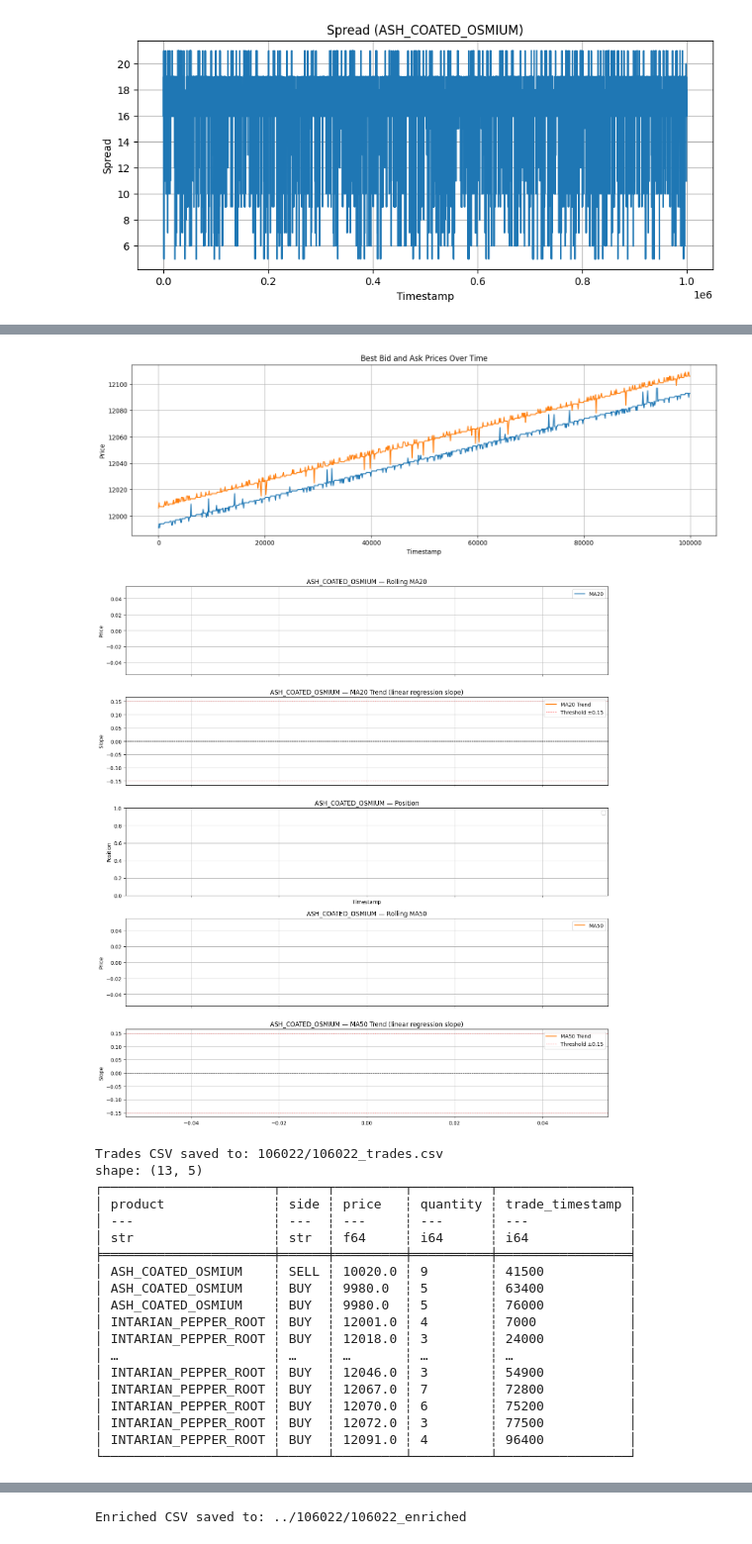
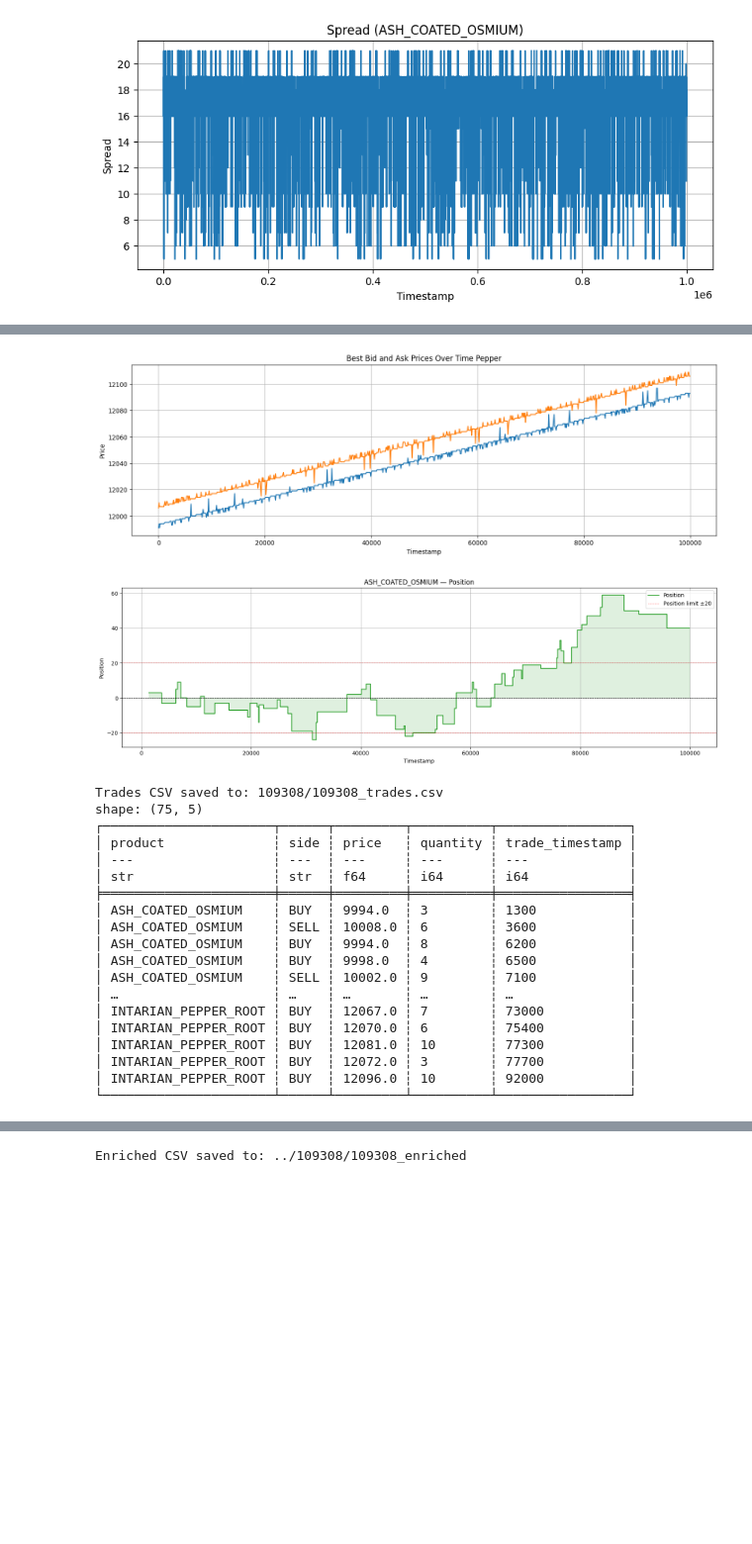
Before and after one commit to A1rboyy/Prosperity, a Jupyter notebook: ROUND1/analysis.ipynb, the cells around one changed output, grey strips where cells are left out. Shown at 99% size. Drawn from its saved outputs; the diff is of its cells as text; code cells hidden in the pictures; blank space fills up the shorter version.

```diff
--- a/ROUND1/analysis.ipynb
+++ b/ROUND1/analysis.ipynb
@@ -422,27 +422,9 @@ def plot_trader_data(td_df: pl.DataFrame, pos_df: pl.DataFrame) -> None:
         print("No traderData found in logs.")
         return
 
-    fig, axes = plt.subplots(5, 1, figsize=(14, 15), sharex=True)
-    ax1, ax2, ax3, ax4, ax5 = axes
+    fig, axes = plt.subplots(1, 1, figsize=(16, 5), sharex=True)
+    ax3 = axes
 
-    # --- MA20 ---
-    ma20_df = td_df.filter(pl.col("ash_coated_osmium_ma20").is_not_null())
-    ax1.plot(ma20_df["timestamp"], ma20_df["ash_coated_osmium_ma20"], label="MA20", color="tab:blue")
-    ax1.set_title("ASH_COATED_OSMIUM — Rolling MA20")
-    ax1.set_ylabel("Price")
-    ax1.legend()
-    ax1.grid()
-
-    # --- Trend ---
-    trend_df = td_df.filter(pl.col("ash_coated_osmium_ma20_trend").is_not_null())
-    ax2.plot(trend_df["timestamp"], trend_df["ash_coated_osmium_ma20_trend"], label="MA20 Trend", color="tab:orange")
-    ax2.axhline(0, color="black", linewidth=0.8, linestyle="--")
-    ax2.axhline(0.15, color="red", linewidth=0.8, linestyle=":", label="Threshold ±0.15")
-    ax2.axhline(-0.15, color="red", linewidth=0.8, linestyle=":")
-    ax2.set_title("ASH_COATED_OSMIUM — MA20 Trend (linear regression slope)")
-    ax2.set_ylabel("Slope")
-    ax2.legend()
-    ax2.grid()
 
     # --- Position ---
     if not pos_df.is_empty() and "position_ASH_COATED_OSMIUM" in pos_df.columns:
@@ -459,23 +441,6 @@ def plot_trader_data(td_df: pl.DataFrame, pos_df: pl.DataFrame) -> None:
     ax3.legend()
     ax3.grid()
 
-    # --- MA50 ---
-    ma50_df = td_df.filter(pl.col("ash_coated_osmium_ma50").is_not_null())
-    ax4.plot(ma50_df["timestamp"], ma50_df["ash_coated_osmium_ma50"], label="MA50", color="tab:orange")
-    ax4.set_title("ASH_COATED_OSMIUM — Rolling MA50")
-    ax4.set_ylabel("Price")
-    ax4.legend()
-    ax4.grid()
-    # --- Trend ---
-    trend_df = td_df.filter(pl.col("ash_coated_osmium_ma50_trend").is_not_null())
-    ax5.plot(trend_df["timestamp"], trend_df["ash_coated_osmium_ma50_trend"], label="MA50 Trend", color="tab:orange")
-    ax5.axhline(0, color="black", linewidth=0.8, linestyle="--")
-    ax5.axhline(0.15, color="red", linewidth=0.8, linestyle=":", label="Threshold ±0.15")
-    ax5.axhline(-0.15, color="red", linewidth=0.8, linestyle=":")
-    ax5.set_title("ASH_COATED_OSMIUM — MA50 Trend (linear regression slope)")
-    ax5.set_ylabel("Slope")
-    ax5.legend()
-    ax5.grid()
 
     plt.tight_layout()
     plt.show()
@@ -579,6 +544,7 @@ def print_pnl_summary(df: pl.DataFrame) -> None:
 
 def print_mid_price_osmium(df: pl.DataFrame) -> None:
     osmium = df.filter(pl.col("product") == "ASH_COATED_OSMIUM")
+    osmium = osmium.filter(pl.col("mid_price")!= 0)
     plt.figure(figsize=(17, 5))
     plt.plot(osmium["timestamp"], osmium["mid_price"])
     plt.title("Mid Price Osmium Over Time")
@@ -589,6 +555,7 @@ def print_mid_price_osmium(df: pl.DataFrame) -> None:
 
 def print_mid_price_pepper(df: pl.DataFrame) -> None:
     pepper = df.filter(pl.col("product") == "INTARIAN_PEPPER_ROOT")
+    pepper = pepper.filter(pl.col("mid_price")!= 0)
     plt.figure(figsize=(17, 5))
     plt.plot(pepper["timestamp"], pepper["mid_price"])
     plt.title("Mid Price Pepper Over Time")
@@ -602,7 +569,7 @@ def print_best_bid_ask_osmium(df: pl.DataFrame) -> None:
     plt.figure(figsize=(17, 5))
     plt.plot(osmium["timestamp"], osmium["bid_price_1"], label="Best Bid")
     plt.plot(osmium["timestamp"], osmium["ask_price_1"], label="Best Ask")
-    plt.title("Best Bid and Ask Prices Over Time")
+    plt.title("Best Bid and Ask Prices Over Time Osmium")
     plt.xlabel("Timestamp")
     plt.ylabel("Price")
     plt.grid()
@@ -613,7 +580,7 @@ def print_best_bid_ask_pepper(df: pl.DataFrame) -> None:
     plt.figure(figsize=(17, 5))
     plt.plot(pepper["timestamp"], pepper["bid_price_1"], label="Best Bid")
     plt.plot(pepper["timestamp"], pepper["ask_price_1"], label="Best Ask")
-    plt.title("Best Bid and Ask Prices Over Time")
+    plt.title("Best Bid and Ask Prices Over Time Pepper")
     plt.xlabel("Timestamp")
     plt.ylabel("Price")
     plt.grid()
@@ -693,7 +660,7 @@ def pretty_print_log(input_path: str, output_path: str | None = None):
 # Entry point
 # ---------------------------------------------------------------------------
 
-Version = 106022
+Version = 109308
 
 if __name__ == "__main__":
     path = f"../{Version}/{Version}.log"
@@ -760,21 +727,21 @@ shape: (2, 12)
-[figure, old version]
+[figure, new version]
-[figure, old version]
+[figure, new version]
-Trades CSV saved to: 106022/106022_trades.csv
-shape: (13, 5)
+Trades CSV saved to: 109308/109308_trades.csv
+shape: (75, 5)
 ┌──────────────────────┬──────┬─────────┬──────────┬─────────────────┐
 │ product              ┆ side ┆ price   ┆ quantity ┆ trade_timestamp │
 │ ---                  ┆ ---  ┆ ---     ┆ ---      ┆ ---             │
 │ str                  ┆ str  ┆ f64     ┆ i64      ┆ i64             │
 ╞══════════════════════╪══════╪═════════╪══════════╪═════════════════╡
-│ ASH_COATED_OSMIUM    ┆ SELL ┆ 10020.0 ┆ 9        ┆ 41500           │
-│ ASH_COATED_OSMIUM    ┆ BUY  ┆ 9980.0  ┆ 5        ┆ 63400           │
-│ ASH_COATED_OSMIUM    ┆ BUY  ┆ 9980.0  ┆ 5        ┆ 76000           │
-│ INTARIAN_PEPPER_ROOT ┆ BUY  ┆ 12001.0 ┆ 4        ┆ 7000            │
-│ INTARIAN_PEPPER_ROOT ┆ BUY  ┆ 12018.0 ┆ 3        ┆ 24000           │
+│ ASH_COATED_OSMIUM    ┆ BUY  ┆ 9994.0  ┆ 3        ┆ 1300            │
+│ ASH_COATED_OSMIUM    ┆ SELL ┆ 10008.0 ┆ 6        ┆ 3600            │
+│ ASH_COATED_OSMIUM    ┆ BUY  ┆ 9994.0  ┆ 8        ┆ 6200            │
+│ ASH_COATED_OSMIUM    ┆ BUY  ┆ 9998.0  ┆ 4        ┆ 6500            │
+│ ASH_COATED_OSMIUM    ┆ SELL ┆ 10002.0 ┆ 9        ┆ 7100            │
 │ …                    ┆ …    ┆ …       ┆ …        ┆ …               │
-│ INTARIAN_PEPPER_ROOT ┆ BUY  ┆ 12046.0 ┆ 3        ┆ 54900           │
-│ INTARIAN_PEPPER_ROOT ┆ BUY  ┆ 12067.0 ┆ 7        ┆ 72800           │
-│ INTARIAN_PEPPER_ROOT ┆ BUY  ┆ 12070.0 ┆ 6        ┆ 75200           │
-│ INTARIAN_PEPPER_ROOT ┆ BUY  ┆ 12072.0 ┆ 3        ┆ 77500           │
-│ INTARIAN_PEPPER_ROOT ┆ BUY  ┆ 12091.0 ┆ 4        ┆ 96400           │
+│ INTARIAN_PEPPER_ROOT ┆ BUY  ┆ 12067.0 ┆ 7        ┆ 73000           │
+│ INTARIAN_PEPPER_ROOT ┆ BUY  ┆ 12070.0 ┆ 6        ┆ 75400           │
+│ INTARIAN_PEPPER_ROOT ┆ BUY  ┆ 12081.0 ┆ 10       ┆ 77300           │
+│ INTARIAN_PEPPER_ROOT ┆ BUY  ┆ 12072.0 ┆ 3        ┆ 77700           │
+│ INTARIAN_PEPPER_ROOT ┆ BUY  ┆ 12096.0 ┆ 10       ┆ 92000           │
 └──────────────────────┴──────┴─────────┴──────────┴─────────────────┘
@@ -783 +750 @@ shape: (13, 5)
-Enriched CSV saved to: ../106022/106022_enriched
+Enriched CSV saved to: ../109308/109308_enriched
```
Also changed, not shown: parts of 1 cell of this notebook, 1 other file.
